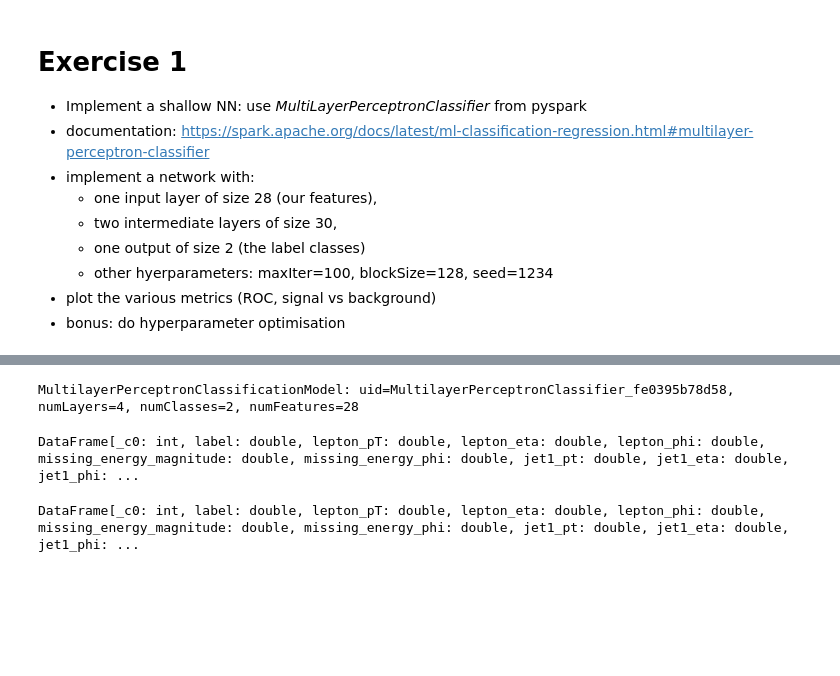
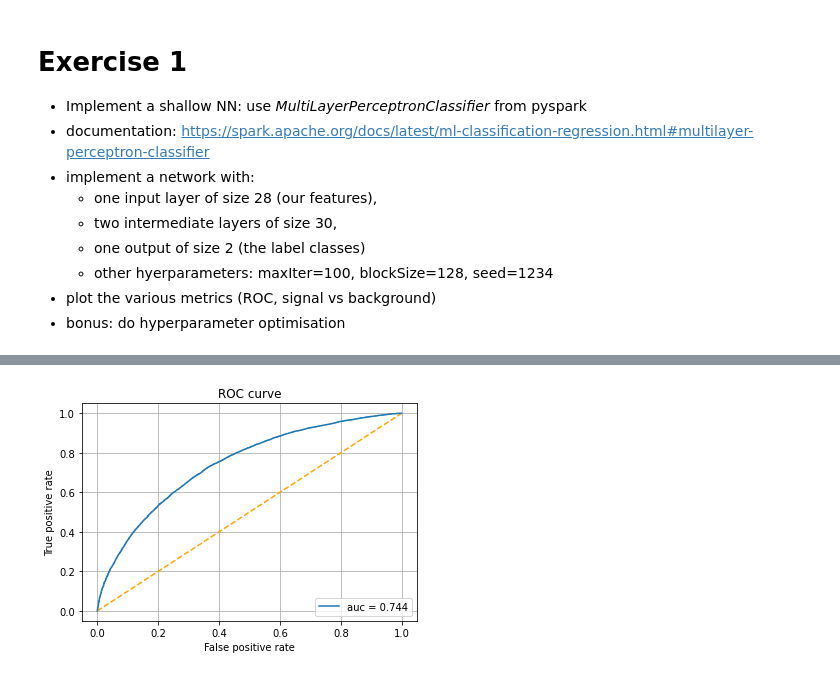
Before and after one commit to elisafiorina/MLCourse-INFN-2021, a Jupyter notebook: Notebooks/Day2/ML_MCP_solutions.ipynb, the cells around one changed output, grey strips where cells are left out. Drawn from its saved outputs; the diff is of its cells as text; code cells hidden in the pictures; blank space fills up the shorter version.

```diff
--- a/Notebooks/Day2/ML_MCP_solutions.ipynb
+++ b/Notebooks/Day2/ML_MCP_solutions.ipynb
@@ -114,25 +114,15 @@ Wall time: 21min 51s
-# %%
-model_mpc
-# %% [output]
-MultilayerPerceptronClassificationModel: uid=MultilayerPerceptronClassifier_fe0395b78d58, numLayers=4, numClasses=2, numFeatures=28
-# %%
-test
-# %% [output]
-DataFrame[_c0: int, label: double, lepton_pT: double, lepton_eta: double, lepton_phi: double, missing_energy_magnitude: double, missing_energy_phi: double, jet1_pt: double, jet1_eta: double, jet1_phi: ...
-# %%
-train
-# %% [output]
-DataFrame[_c0: int, label: double, lepton_pT: double, lepton_eta: double, lepton_phi: double, missing_energy_magnitude: double, missing_energy_phi: double, jet1_pt: double, jet1_eta: double, jet1_phi: ...
 # %%
 # compute accuracy on the test set
 from pyspark.ml.evaluation import BinaryClassificationEvaluator
 
 result = model_mpc.transform(test)
 evaluator = BinaryClassificationEvaluator(labelCol='label', metricName="areaUnderROC")
 #print("Test set AUC = " + str(evaluator.evaluate(result)))
 
 #make ROC curve
-#drawROC(result)
+drawROC(result)
+# %% [output]
+[figure, added]
 # %%
 #plot signal vs background with prediction
 plotSignalvsBgWithPrediction(test, result, 'm_bb')
```
Also changed, not shown: parts of 4 cells of this notebook, 1 other file.
